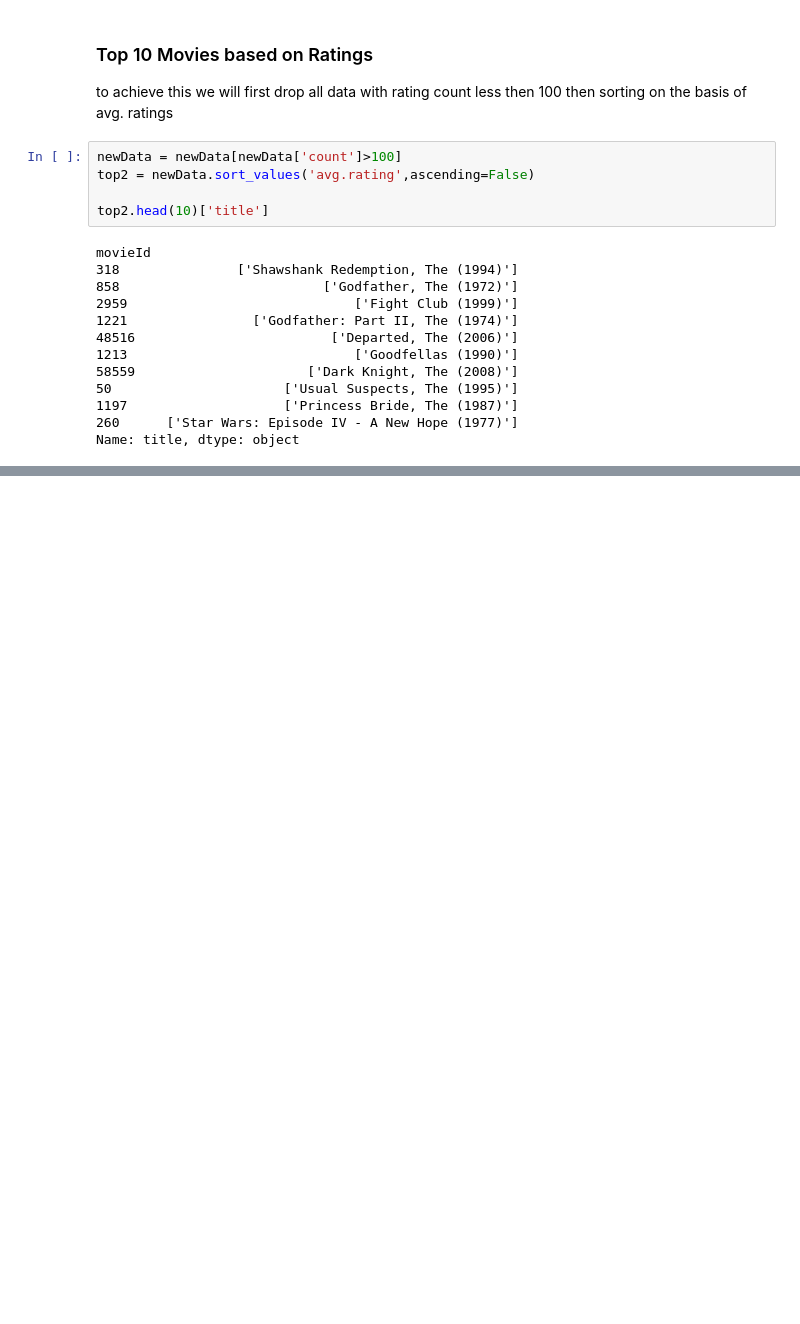
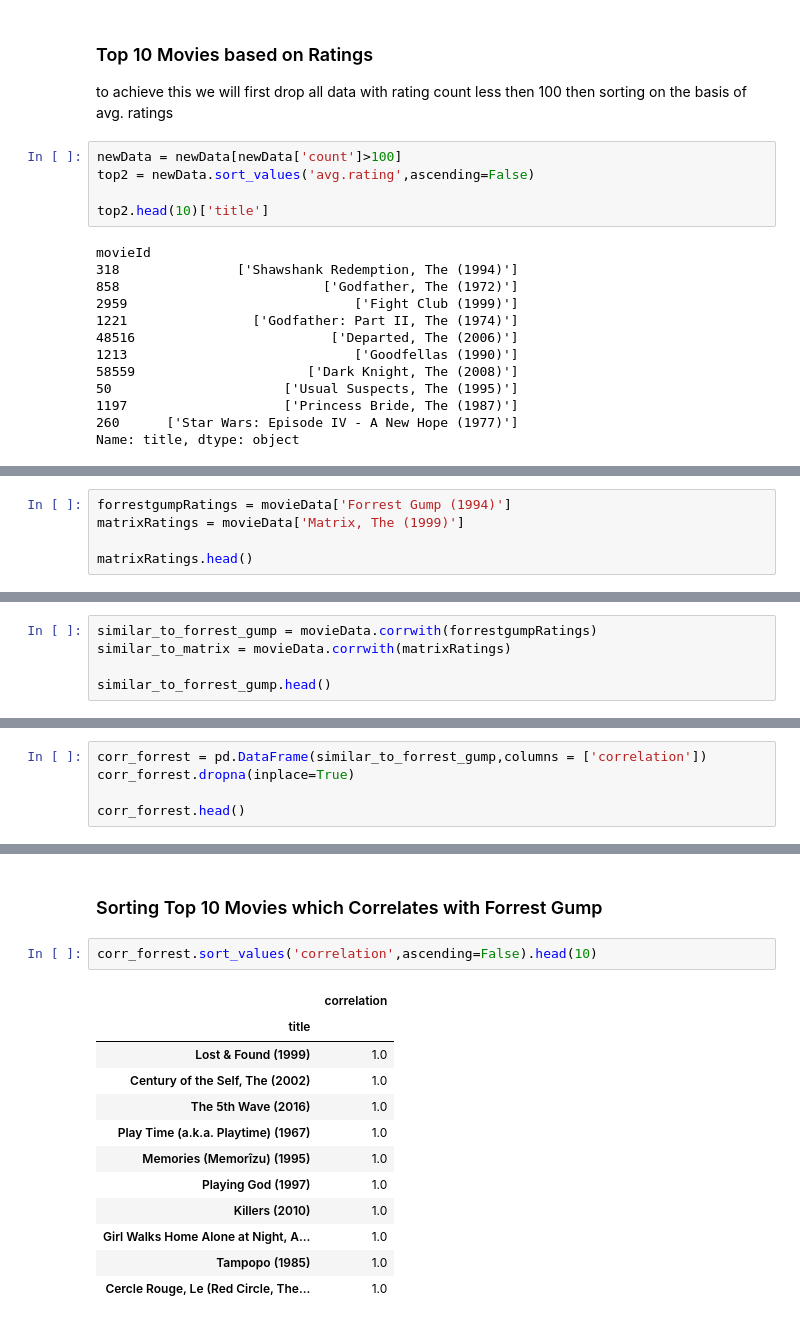
Before and after one commit to goyalshashank/DataScience, a Jupyter notebook: Movie Recommendation/Movie_Recommendation.ipynb, the cells around one changed output, grey strips where cells are left out. Drawn from its saved outputs; the diff is of its cells as text; blank space fills up the shorter version.

```diff
--- a/Movie Recommendation/Movie_Recommendation.ipynb
+++ b/Movie Recommendation/Movie_Recommendation.ipynb
@@ -189,0 +223,5 @@ Name: title, dtype: object
+# %%
+forrestgumpRatings = movieData['Forrest Gump (1994)']
+matrixRatings = movieData['Matrix, The (1999)']
+
+matrixRatings.head()
@@ -189,0 +240,5 @@ Name: title, dtype: object
+# %%
+similar_to_forrest_gump = movieData.corrwith(forrestgumpRatings)
+similar_to_matrix = movieData.corrwith(matrixRatings)
+
+similar_to_forrest_gump.head()
@@ -189,0 +255,5 @@ Name: title, dtype: object
+# %%
+corr_forrest = pd.DataFrame(similar_to_forrest_gump,columns = ['correlation'])
+corr_forrest.dropna(inplace=True)
+
+corr_forrest.head()
@@ -189,0 +268,17 @@ Name: title, dtype: object
+# %% [markdown]
+### Sorting Top 10 Movies which Correlates with Forrest Gump
+# %%
+corr_forrest.sort_values('correlation',ascending=False).head(10)
+# %% [output]
+|  | correlation |
+| title |  |
+| Lost & Found (1999) | 1.0 |
+| Century of the Self, The (2002) | 1.0 |
+| The 5th Wave (2016) | 1.0 |
+| Play Time (a.k.a. Playtime) (1967) | 1.0 |
+| Memories (Memorîzu) (1995) | 1.0 |
+| Playing God (1997) | 1.0 |
+| Killers (2010) | 1.0 |
+| Girl Walks Home Alone at Night, A... | 1.0 |
+| Tampopo (1985) | 1.0 |
+| Cercle Rouge, Le (Red Circle, The... | 1.0 |
```
Also changed, not shown: parts of 14 cells of this notebook.
